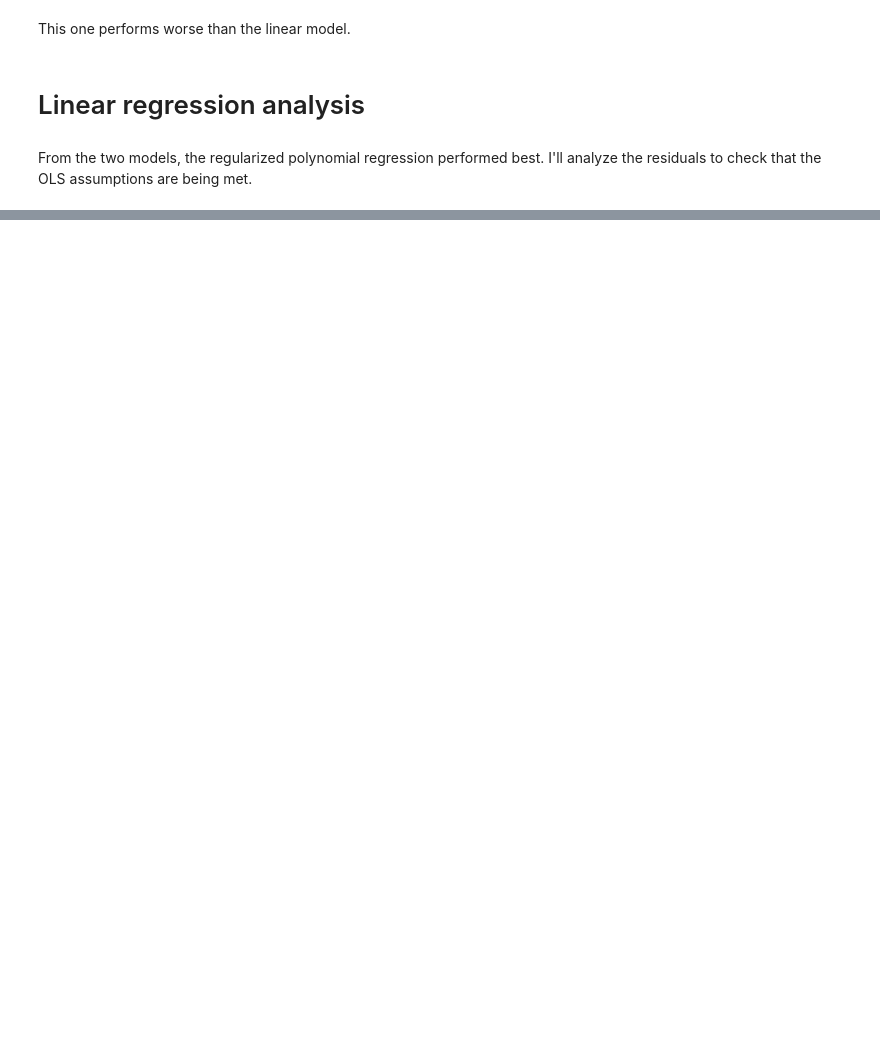
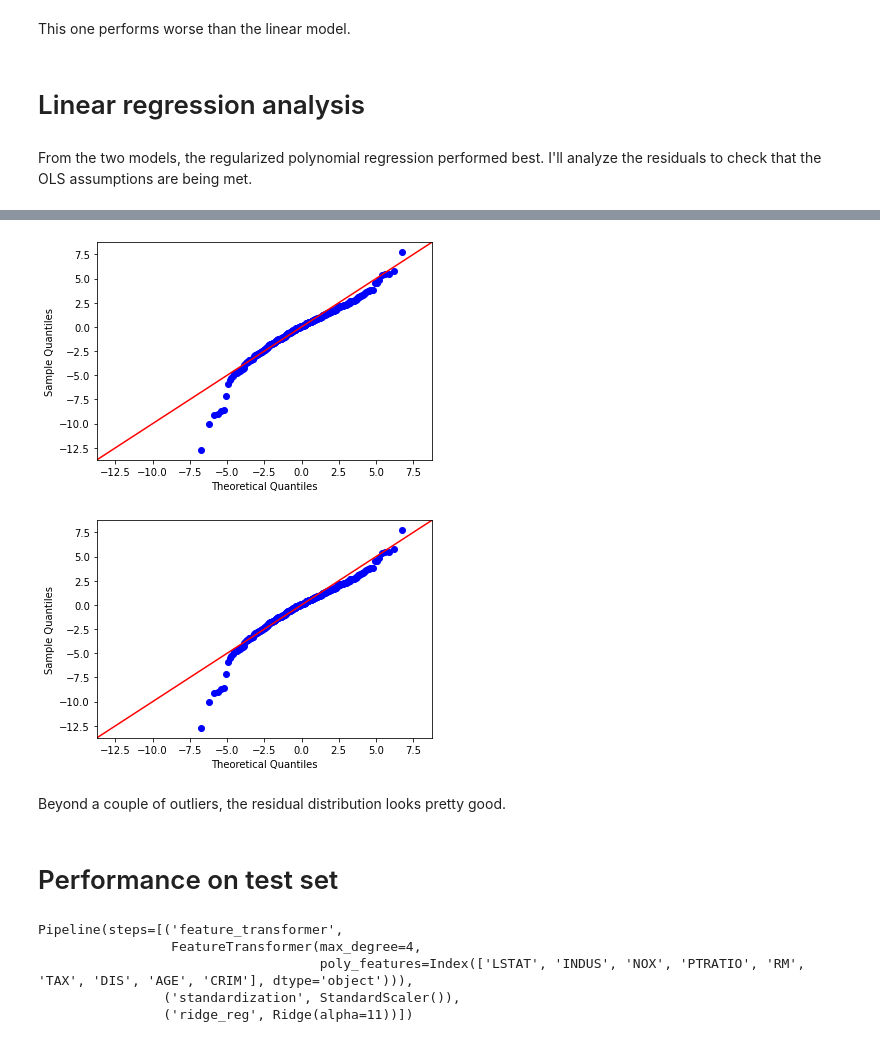
Before and after one commit to yamrreca/Boston-houses-ML, a Jupyter notebook: boston-models.ipynb, the cells around one changed output, grey strips where cells are left out. Cells and saved outputs as stored; diff of their text form; code cells hidden in the pictures; blank space fills up the shorter version.

Commit message:
Done with the linear regression analysis. Best linear model test MSE at 1.18

```diff
--- a/boston-models.ipynb
+++ b/boston-models.ipynb
@@ -331,0 +360,17 @@ plt.title('Residuals');
+# %%
+qqplot(resid, line='45', dist = norm(scale=resid.std()))
+# %% [output]
+[figure, added]
+[figure, added]
+# %% [markdown]
+Beyond a couple of outliers, the residual distribution looks pretty good.
+# %% [markdown]
+# Performance on test set
+# %%
+best_model.fit(X2_train, y2_train)
+# %% [output]
+Pipeline(steps=[('feature_transformer',
+                 FeatureTransformer(max_degree=4,
+                                    poly_features=Index(['LSTAT', 'INDUS', 'NOX', 'PTRATIO', 'RM', 'TAX', 'DIS', 'AGE', 'CRIM'], dtype='object'))),
+                ('standardization', StandardScaler()),
+                ('ridge_reg', Ridge(alpha=11))])
```
Also changed, not shown: parts of 20 cells of this notebook.
